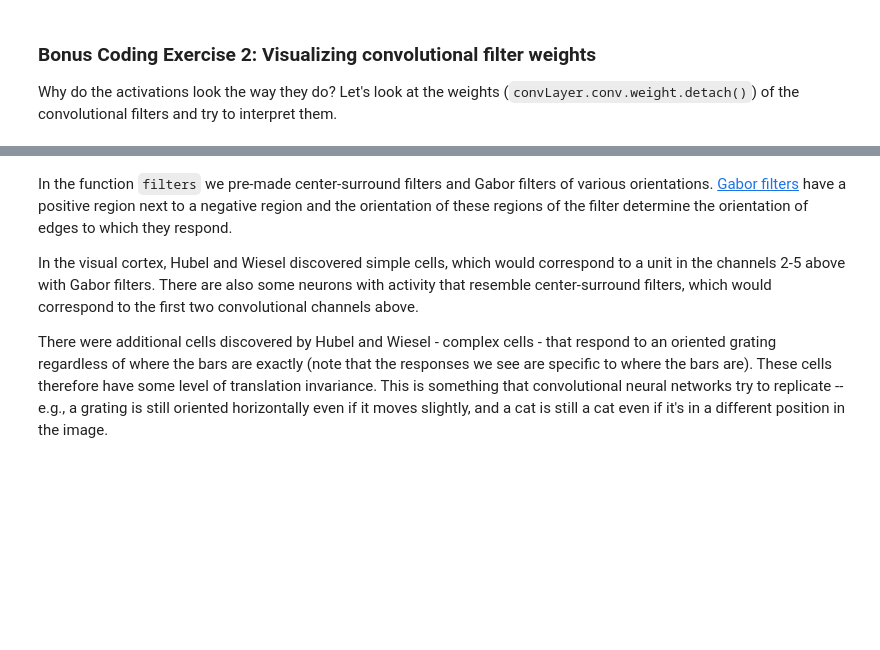
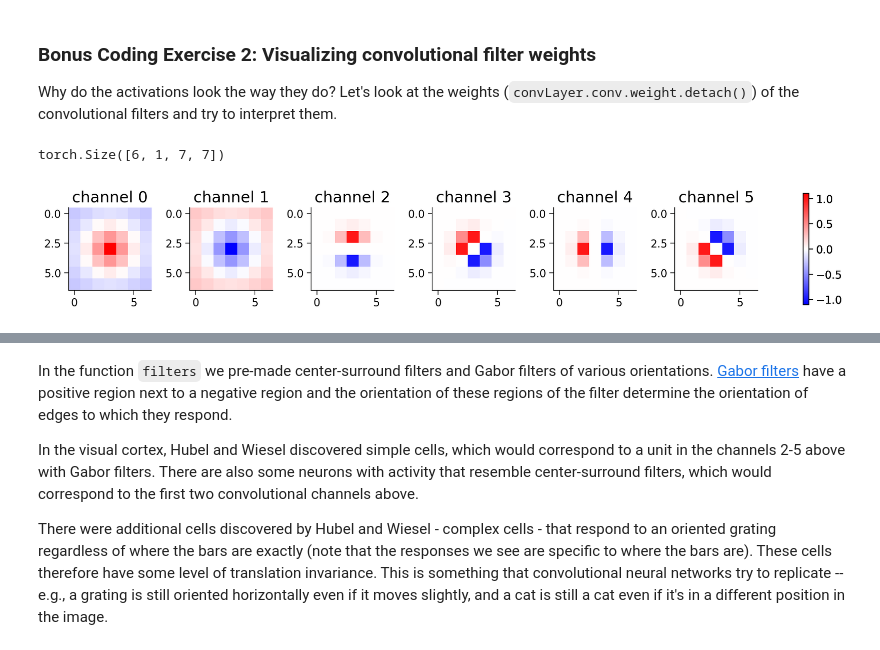
Before and after one commit to YonghaoZhao722/CPBS7712, a Jupyter notebook: tutorials/W1D5_DeepLearning/student/W1D5_Tutorial2.ipynb, the cells around one changed output, grey strips where cells are left out. Cells and saved outputs as stored; diff of their text form; code cells hidden in the pictures; blank space fills up the shorter version.

```diff
--- a/tutorials/W1D5_DeepLearning/student/W1D5_Tutorial2.ipynb
+++ b/tutorials/W1D5_DeepLearning/student/W1D5_Tutorial2.ipynb
@@ -599,17 +614,14 @@ CNN models are particularly [well-suited](https://www.nature.com/articles/nn.424
 
 Why do the activations look the way they do? Let's look at the weights (`convLayer.conv.weight.detach()`) of the convolutional filters and try to interpret them.
 # %%
-################################################################################
-## TODO for students: get weights
-# Complete and uncomment
-raise NotImplementedError("Student exercise: get weights")
-################################################################################
-
 # get weights of conv layer in convLayer
-weights = ...
+weights = convLayer.conv.weight.detach()
 print(weights.shape)  # can you identify what each of the dimensions are?
 
 plot_weights(weights, channels=np.arange(0, out_channels))
+# %% [output]
+torch.Size([6, 1, 7, 7])
+[figure, added]
 # %% [markdown]
 [*Click for solution*](https://github.com/NeuromatchAcademy/course-content/tree/main/tutorials/W1D5_DeepLearning/solutions/W1D5_Tutorial2_Solution_8bc67a81.py)
 
```
Also changed, not shown: parts of 12 cells of this notebook.
